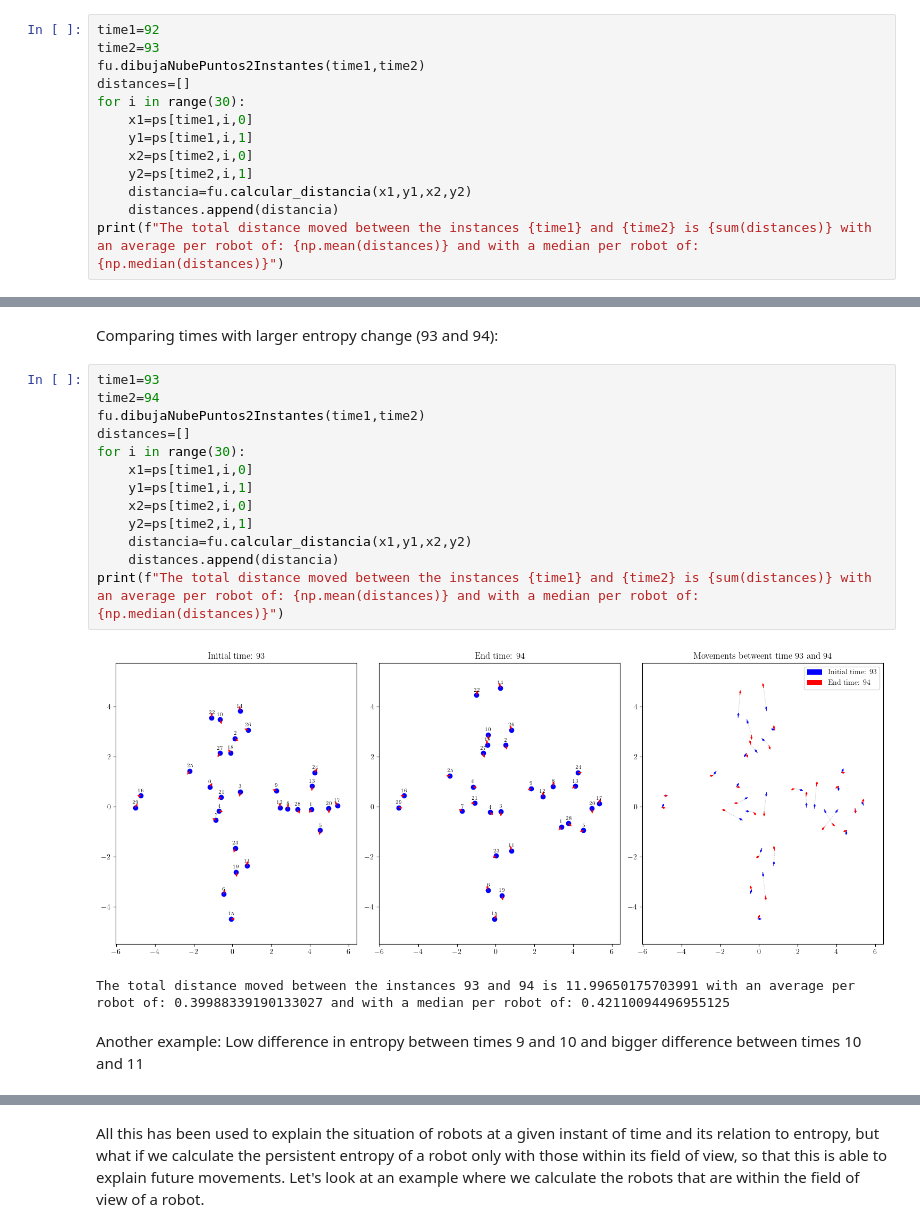
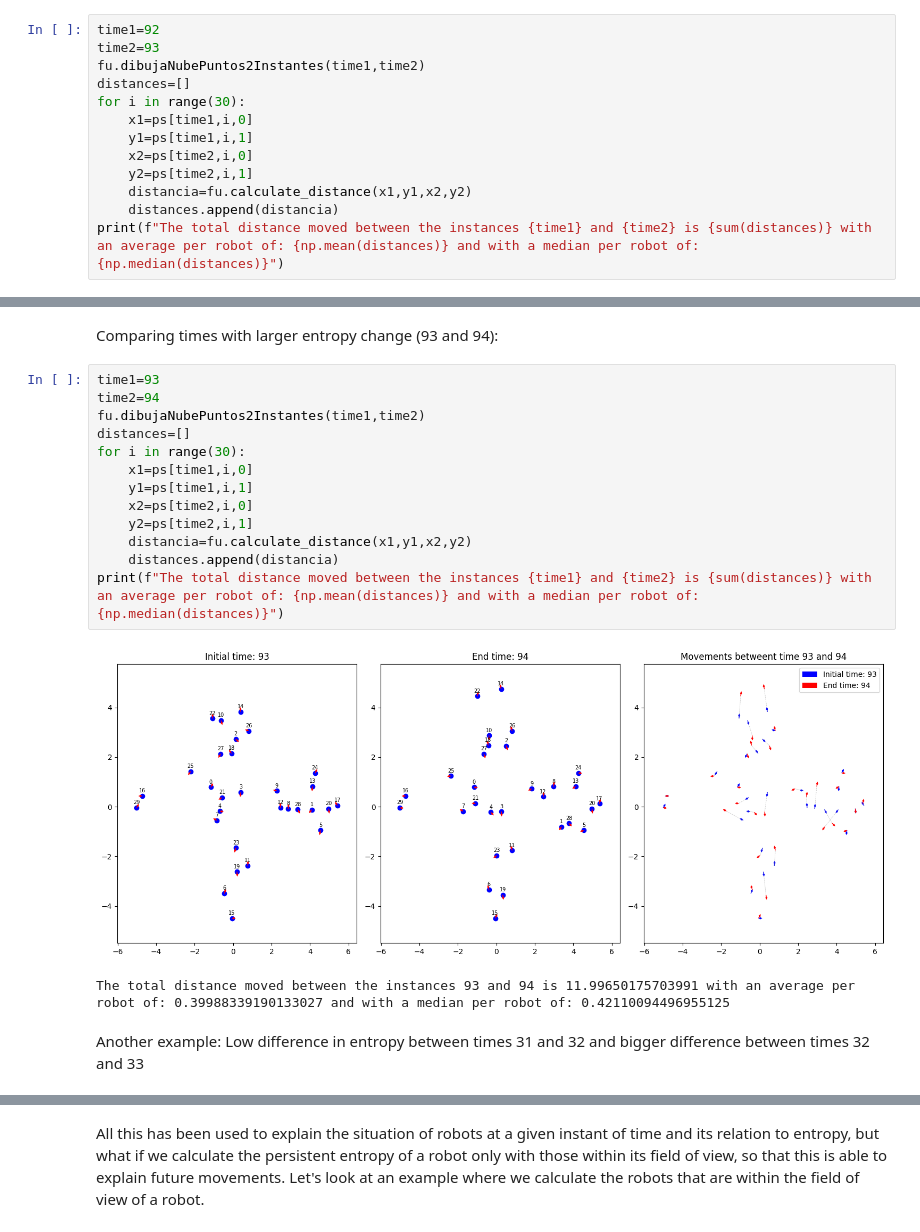
Before and after one commit to victosdur77/Task6.3.2, a Jupyter notebook: PersistentEntropy.ipynb, the cells around one changed output, grey strips where cells are left out. Saved outputs shown, nothing was run; the diff lists cells and outputs as text.

```diff
--- a/PersistentEntropy.ipynb
+++ b/PersistentEntropy.ipynb
@@ -128,7 +129,7 @@ for i in range(30):
     y1=ps[time1,i,1]
     x2=ps[time2,i,0]
     y2=ps[time2,i,1]
-    distancia=fu.calcular_distancia(x1,y1,x2,y2)
+    distancia=fu.calculate_distance(x1,y1,x2,y2)
     distances.append(distancia)
 print(f"The total distance moved between the instances {time1} and {time2} is {sum(distances)} with an average per robot of: {np.mean(distances)} and with a median per robot of: {np.median(distances)}")
 # %% [output]
@@ -139,21 +140,21 @@ Comparing times with larger entropy change (93 and 94):
 # %%
 time1=93
 time2=94
 fu.dibujaNubePuntos2Instantes(time1,time2)
 distances=[]
 for i in range(30):
     x1=ps[time1,i,0]
     y1=ps[time1,i,1]
     x2=ps[time2,i,0]
     y2=ps[time2,i,1]
-    distancia=fu.calcular_distancia(x1,y1,x2,y2)
+    distancia=fu.calculate_distance(x1,y1,x2,y2)
     distances.append(distancia)
 print(f"The total distance moved between the instances {time1} and {time2} is {sum(distances)} with an average per robot of: {np.mean(distances)} and with a median per robot of: {np.median(distances)}")
 # %% [output]
-[figure, old version]
+[figure, new version]
 The total distance moved between the instances 93 and 94 is 11.99650175703991 with an average per robot of: 0.39988339190133027 and with a median per robot of: 0.42110094496955125
 # %% [markdown]
-Another example: Low difference in entropy between times 9 and 10 and bigger difference between times 10 and 11
+Another example: Low difference in entropy between times 31 and 32 and bigger difference between times 32 and 33
 # %%
 time1=31
 time2=32
```
Also changed, not shown: parts of 20 cells of this notebook, 3 other files.
